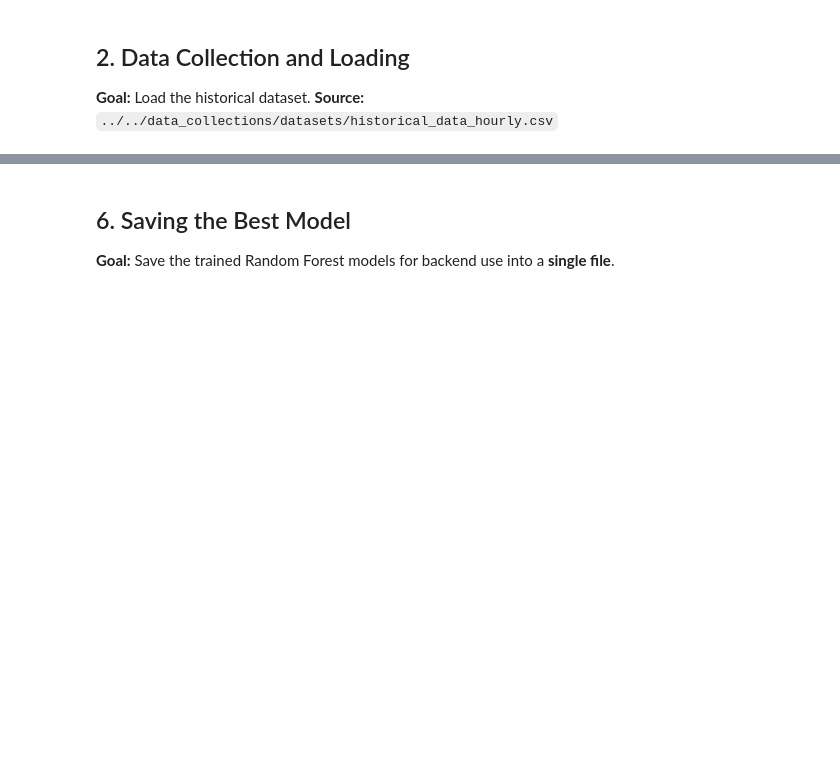
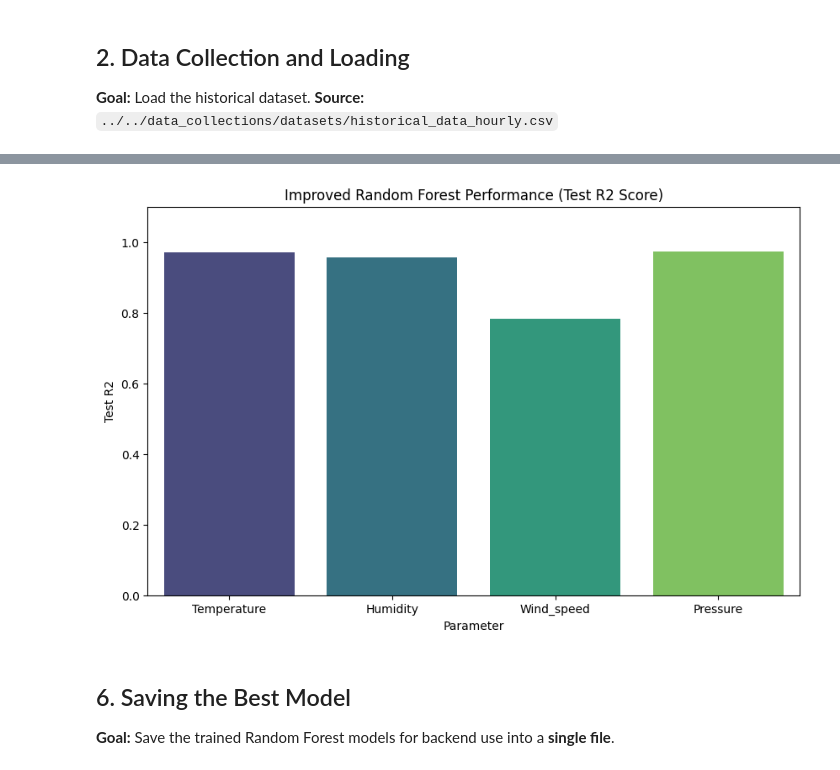
Before and after one commit to AzaniFatturFadhika/weather-iot, a Jupyter notebook: examples/model_training/notebooks/weather_model_training_hourly.ipynb, the cells around one changed output, grey strips where cells are left out. Cells and saved outputs as stored; diff of their text form; code cells hidden in the pictures; blank space fills up the shorter version.

Commit message:
fix: training notebook improvement

```diff
--- a/examples/model_training/notebooks/weather_model_training_hourly.ipynb
+++ b/examples/model_training/notebooks/weather_model_training_hourly.ipynb
@@ -48,14 +80,14 @@ display(df.info())
 # %%
-# Construct timestamp from year, month, day, hour columns
+# Construct timestamp
 if {'year', 'month', 'day', 'hour'}.issubset(df.columns):
     df['timestamp'] = pd.to_datetime(df[['year', 'month', 'day', 'hour']])
 elif 'timestamp' in df.columns:
     df['timestamp'] = pd.to_datetime(df['timestamp'])
 
-# Handle missing values (if any)
-df = df.dropna()
+# Sort by time to ensure correct lag generation
+df = df.sort_values('timestamp').reset_index(drop=True)
 
-# Rename columns to match the notebook's expected names
+# Rename columns
 column_mapping = {
     'temp': 'temperature',
     'windspeed': 'wind_speed',
@@ -65,10 +97,13 @@ df = df.rename(columns=column_mapping)
 
 # Label Encoding for 'conditions'
 le = LabelEncoder()
-
 if 'conditions' in df.columns and df['conditions'].dtype == 'object':
     df['condition_encoded'] = le.fit_transform(df['conditions'])
     print("Encoded 'conditions' to 'condition_encoded'")
 
-print("Data preprocessing complete. Columns:", df.columns.tolist())
-display(df.head())
+# Add Time Features
+df['hour'] = df['timestamp'].dt.hour
+df['month'] = df['timestamp'].dt.month
+df['day'] = df['timestamp'].dt.day
+
+print("Basic preprocessing complete.")
@@ -145,61 +199,62 @@ targets = ['temperature', 'humidity', 'wind_speed', 'pressure']
 rf_results = []
 best_models = {}
 
-# Hyperparameter Grid for Random Forest
-param_grid = {
-    'n_estimators': [50, 100],
-    'max_depth': [None, 10, 20],
-    'min_samples_split': [2, 5]
-}
+# We will store the feature columns used for each target to ensure consistency during inference
+model_features = {}
 
 for target in targets:
     print(f"\nOptimizing model for {target}...")
-    y = df[target]
-    X_train, X_test, y_train, y_test = train_test_split(X, y, test_size=0.2, random_state=42)
 
-    # Base model
-    rf = RandomForestRegressor(random_state=42)
+    # 1. Create specific features for this target
+    df_target = create_lag_features(df, target)
 
-    # Grid Search
-    grid_search = GridSearchCV(estimator=rf, param_grid=param_grid, cv=3, n_jobs=-1, scoring='r2')
-    grid_search.fit(X_train, y_train)
+    # 2. Define X and y
+    feature_cols = ['hour', 'month', 'day'] + [c for c in df_target.columns if 'lag' in c or 'rolling' in c]
+    if 'condition_encoded' in df_target.columns:
+        feature_cols.append('condition_encoded')
 
-    best_rf = grid_search.best_estimator_
-    print(f"Best Parameters for {target}: {grid_search.best_params_}")
+    X = df_target[feature_cols]
+    y = df_target[target]
 
-    # Save model for later
-    best_models[target] = best_rf
+    # 3. Time-Based Split
+    train_mask = df_target['timestamp'] < split_date
+    test_mask = df_target['timestamp'] >= split_date
 
-    # Predictions
-    y_pred_test = best_rf.predict(X_test)
-    y_pred_train = best_rf.predict(X_train)
+    X_train, X_test = X[train_mask], X[test_mask]
+    y_train, y_test = y[train_mask], y[test_mask]
 
-    # Metrics
+    # 4. Train Random Forest
+    # Increased n_estimators and max_depth control for better generalization
+    rf = RandomForestRegressor(n_estimators=150, max_depth=20, random_state=42, n_jobs=-1)
+    rf.fit(X_train, y_train)
+
+    best_models[target] = rf
+    model_features[target] = feature_cols
+
+    # 5. Evaluate
+    y_pred_test = rf.predict(X_test)
+    y_pred_train = rf.predict(X_train)
+
     mae = mean_absolute_error(y_test, y_pred_test)
     rmse = np.sqrt(mean_squared_error(y_test, y_pred_test))
     r2_test = r2_score(y_test, y_pred_test)
     r2_train = r2_score(y_train, y_pred_train)
-
-    # Check for overfitting
-    overfitting_gap = r2_train - r2_test
-    status = "Good" if overfitting_gap < 0.1 else "Potential Overfitting"
 
     rf_results.append({
         "Parameter": target.capitalize(),
         "MAE": mae,
         "RMSE": rmse,
         "Test R2": r2_test,
-        "Train R2": r2_train,
-        "Gap": overfitting_gap,
-        "Status": status
+        "Train R2": r2_train
     })
 
 rf_results_df = pd.DataFrame(rf_results)
 display(rf_results_df)
 
 # Visualizing Performance
-plt.figure(figsize=(12, 6))
+plt.figure(figsize=(10, 6))
 sns.barplot(x='Parameter', y='Test R2', data=rf_results_df, palette='viridis')
-plt.title('Optimized Random Forest Performance (Test R2 Score)')
-plt.ylim(0, 1)
+plt.title('Improved Random Forest Performance (Test R2 Score)')
+plt.ylim(0, 1.1)
 plt.show()
+# %% [output]
@@ -206,3 +273,4 @@ plt.show()
+[figure, added]
 # %% [markdown]
 ## 6. Saving the Best Model
 
```
Also changed, not shown: parts of 14 cells of this notebook.
